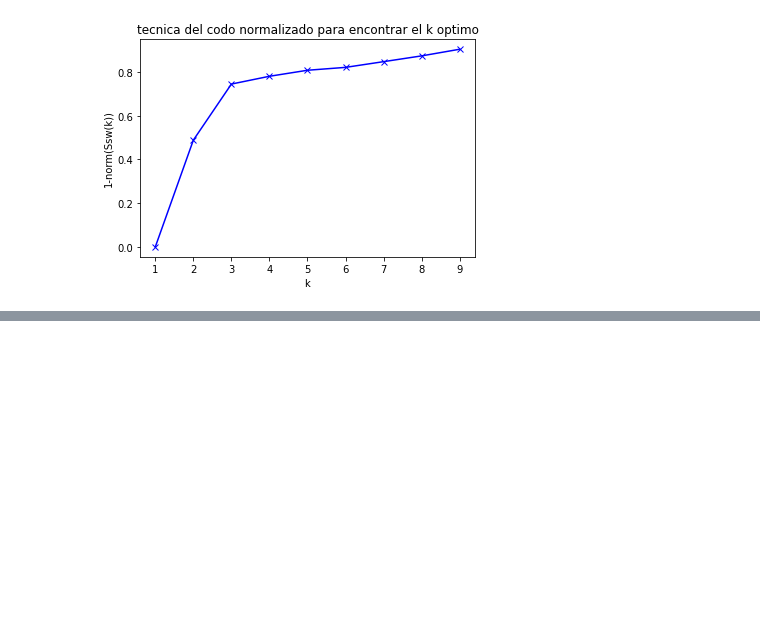
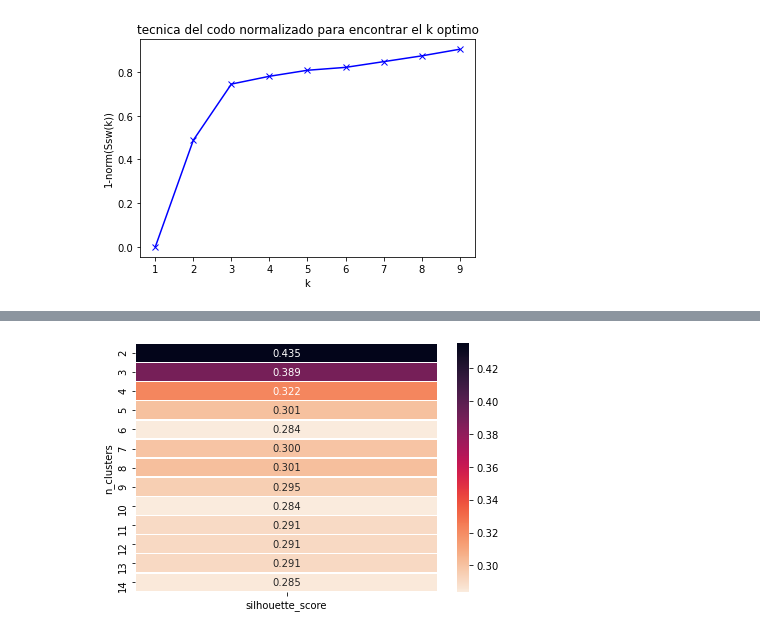
Before and after one commit to gonzalo71/TestGit, a Jupyter notebook: Udemy_exercices/Udemy_3.1_Clustering_K_meanns.ipynb, the cells around one changed output, grey strips where cells are left out. Cells and saved outputs as stored; diff of their text form; code cells hidden in the pictures; blank space fills up the shorter version.

```diff
--- a/Udemy_exercices/Udemy_3.1_Clustering_K_meanns.ipynb
+++ b/Udemy_exercices/Udemy_3.1_Clustering_K_meanns.ipynb
@@ -404,0 +496,18 @@ Text(0.5, 1.0, 'tecnica del codo normalizado para encontrar el k optimo')
+# %%
+from sklearn.metrics import silhouette_samples,silhouette_score
+
+results = []
+for c in cluster_range:
+    clusterer = KMeans(init="k-means++",n_clusters=c,n_init=100,random_state=0).fit(cluster_data_norm)
+    cluster_labels = clusterer.fit_predict(cluster_data_norm)
+    silhouette_avg = silhouette_score(cluster_data_norm,cluster_labels)
+    results.append([c,silhouette_avg])
+
+result = pd.DataFrame(results,columns=["n_clusters","silhouette_score"])
+pivot_km = pd.pivot_table(result,index="n_clusters",values="silhouette_score")
+# %%
+plt.figure()
+sns.heatmap(pivot_km,annot=True,linewidths=.5,fmt=".3f",cmap=sns.cm.rocket_r)
+plt.tight_layout()
+# %% [output]
+[figure, added]
```
Also changed, not shown: parts of 19 cells of this notebook.
